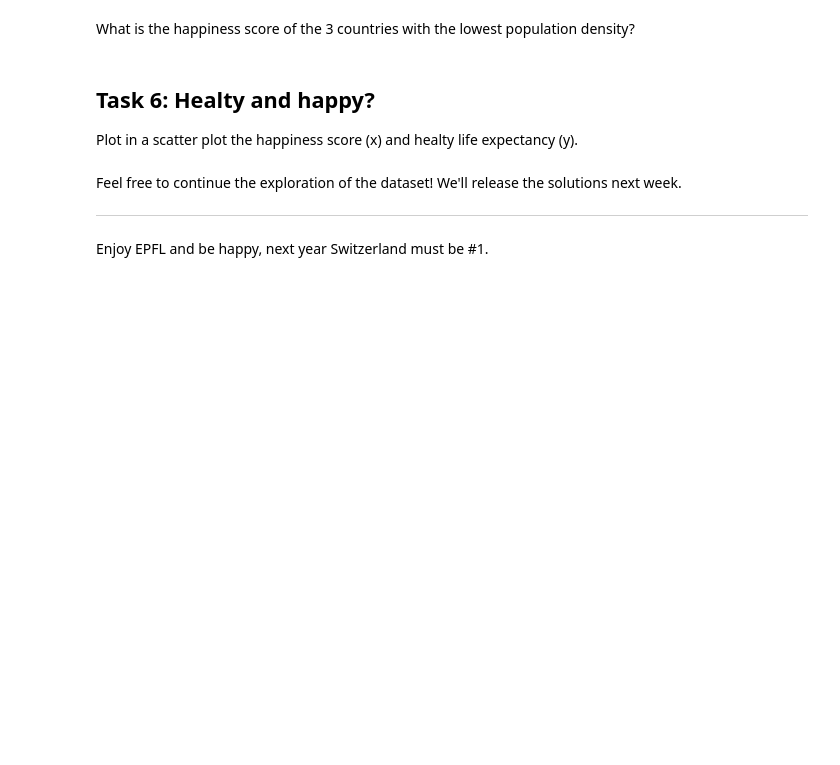
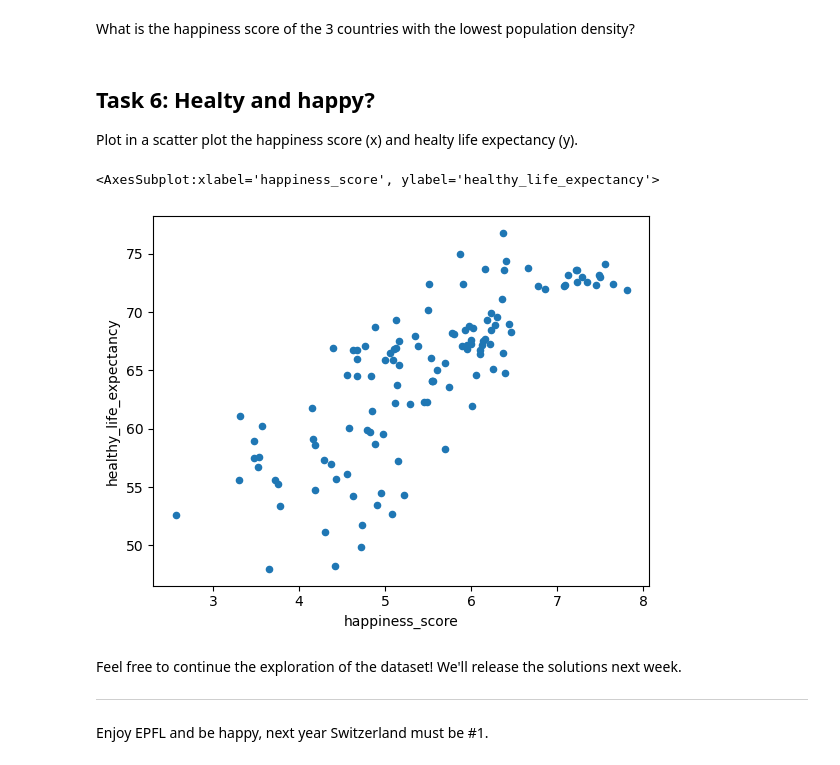
Before and after one commit to epfl-ada/2022, a Jupyter notebook: Tutorials/01 - Handling data/Happiness.ipynb, the cells around one changed output. Cells and saved outputs as stored; diff of their text form; code cells hidden in the pictures; blank space fills up the shorter version.

```diff
--- a/Tutorials/01 - Handling data/Happiness.ipynb
+++ b/Tutorials/01 - Handling data/Happiness.ipynb
@@ -48,3 +91,6 @@ Load the 2 datasets in Pandas dataframes (called *happiness* and *countries*), a
 Create a dataframe called *country_features* by merging *happiness* and *countries*. A row of this dataframe must describe all the features that we have about a country.
 
 **Hint**: Verify that all the rows are in the final dataframe.
+# %%
+cd.country_name=cd.country_name.apply(lambda x: x[0].upper()+x[1:])
+cd
@@ -51,2 +111,4 @@ Create a dataframe called *country_features* by merging *happiness* and *countri
 # %%
 # Write your code here
+country_features = pd.merge(cd,hd, left_on='country_name', right_index=True, how='left')
+country_features
@@ -58,0 +133,4 @@ Print the top 10 countries based on their happiness score (higher is better).
+# %%
+country_features.index=country_features.country_name
+country_features=country_features.drop('country_name', axis=1)
+country_features
@@ -93,3 +238,5 @@ Print the raw number and the percentage of world population that is illiterate.
 Add to the dataframe a new field called *population_density* computed by dividing *population* by *area*.
 # %%
 # Write your code here
+country_features['population_density'] = country_features.population / country_features.area
+country_features
@@ -106,3 +266,8 @@ Plot in a scatter plot the happiness score (x) and healty life expectancy (y).
+# %%
+country_features.plot.scatter(x='happiness_score',y='healthy_life_expectancy')
+# %% [output]
+<AxesSubplot:xlabel='happiness_score', ylabel='healthy_life_expectancy'>
+[figure, added]
 # %% [markdown]
 Feel free to continue the exploration of the dataset! We'll release the solutions next week.
 
```
Also changed, not shown: parts of 26 cells of this notebook, 4 other files.
